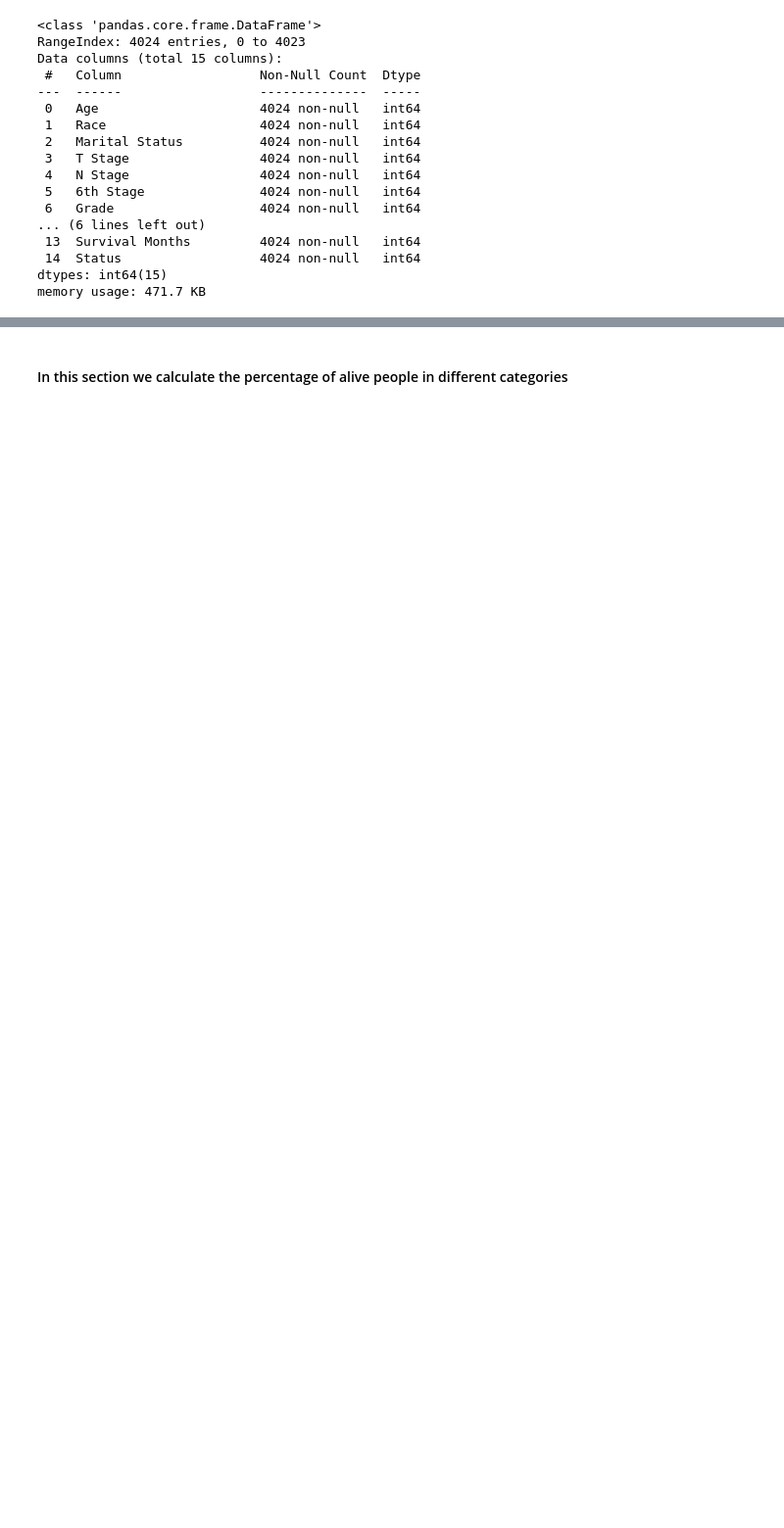
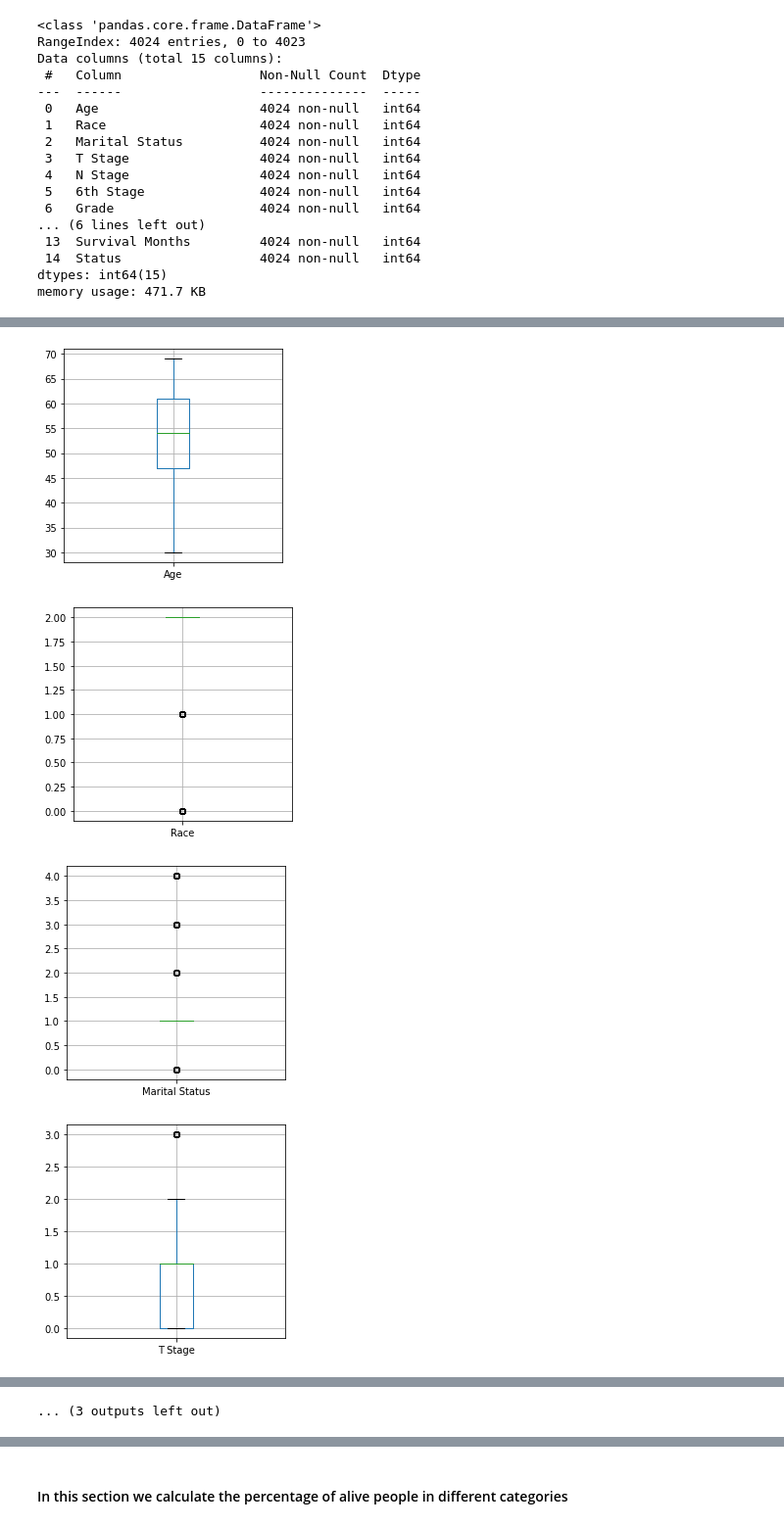
Before and after one commit to nakisa84/Springboard, a Jupyter notebook: capston 2 project/notebooks/BC-DataWrangling.ipynb, the cells around one changed output, grey strips where cells are left out. Shown at 98% size. Drawn from its saved outputs; the diff is of its cells as text; code cells hidden in the pictures; blank space fills up the shorter version.

```diff
--- a/capston 2 project/notebooks/BC-DataWrangling.ipynb
+++ b/capston 2 project/notebooks/BC-DataWrangling.ipynb
@@ -211,0 +234,10 @@ Looking at the plots, there seems to be no outliers for any features.
+# %%
+#boxplot the features
+for column in df_numerical:
+    fig, ax = plt.subplots(figsize=(4, 4))
+    df_numerical.boxplot([column])
+# %% [output]
+[figure, added]
+[figure, added]
+[figure, added]
+[figure, added]
@@ -212,2 +252,3 @@ Looking at the plots, there seems to be no outliers for any features.
+... (3 outputs left out)
 # %%
 #Using pandas ProfileReport to visualize the features and their correlations
```
Also changed, not shown: parts of 21 cells of this notebook, 7 other files.
